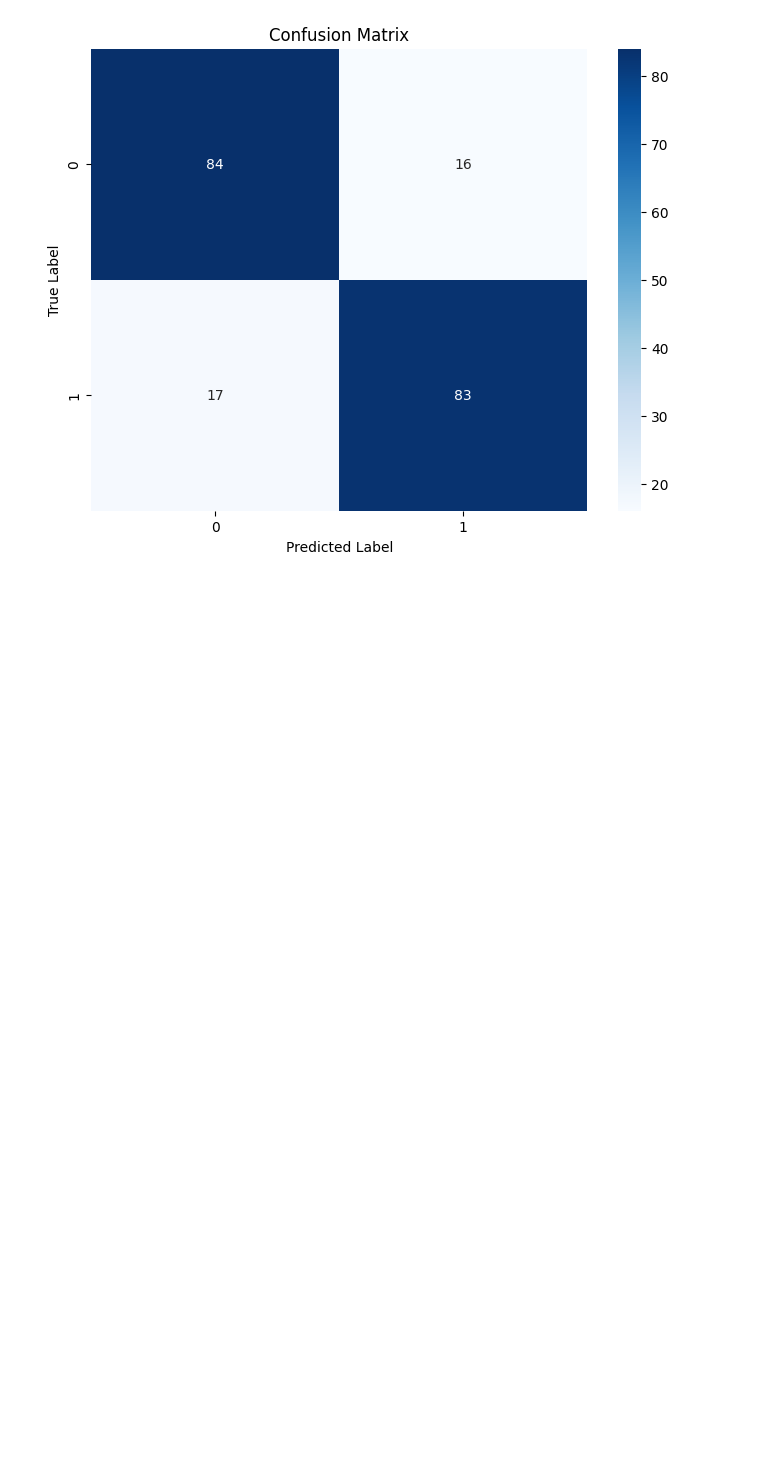
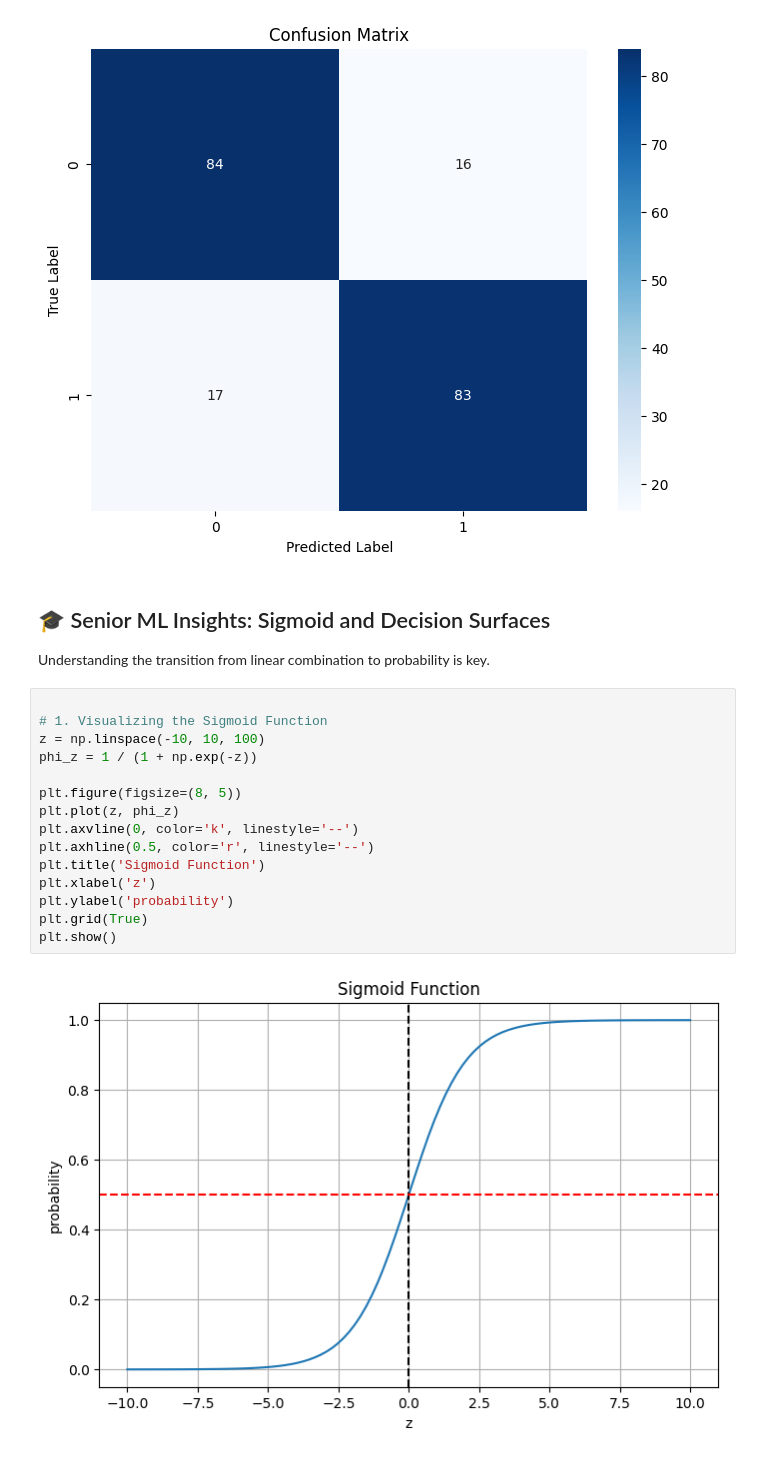
Before and after one commit to thompgt/ML-Under-The-Hood, a Jupyter notebook: notebooks/02_Logistic_Regression.ipynb, the cells around one changed output. Saved outputs shown, nothing was run; the diff lists cells and outputs as text; blank space fills up the shorter version.

```diff
--- a/notebooks/02_Logistic_Regression.ipynb
+++ b/notebooks/02_Logistic_Regression.ipynb
@@ -162,3 +162,23 @@ plt.show()
 # %% [output]
 [figure]
 [figure]
+# %% [markdown]
+## 🎓 Senior ML Insights: Sigmoid and Decision Surfaces
+Understanding the transition from linear combination to probability is key.
+# %%
+
+# 1. Visualizing the Sigmoid Function
+z = np.linspace(-10, 10, 100)
+phi_z = 1 / (1 + np.exp(-z))
+
+plt.figure(figsize=(8, 5))
+plt.plot(z, phi_z)
+plt.axvline(0, color='k', linestyle='--')
+plt.axhline(0.5, color='r', linestyle='--')
+plt.title('Sigmoid Function')
+plt.xlabel('z')
+plt.ylabel('probability')
+plt.grid(True)
+plt.show()
+# %% [output]
+[figure, added]
```
Also changed, not shown: parts of 1 cell of this notebook, 29 other files.
